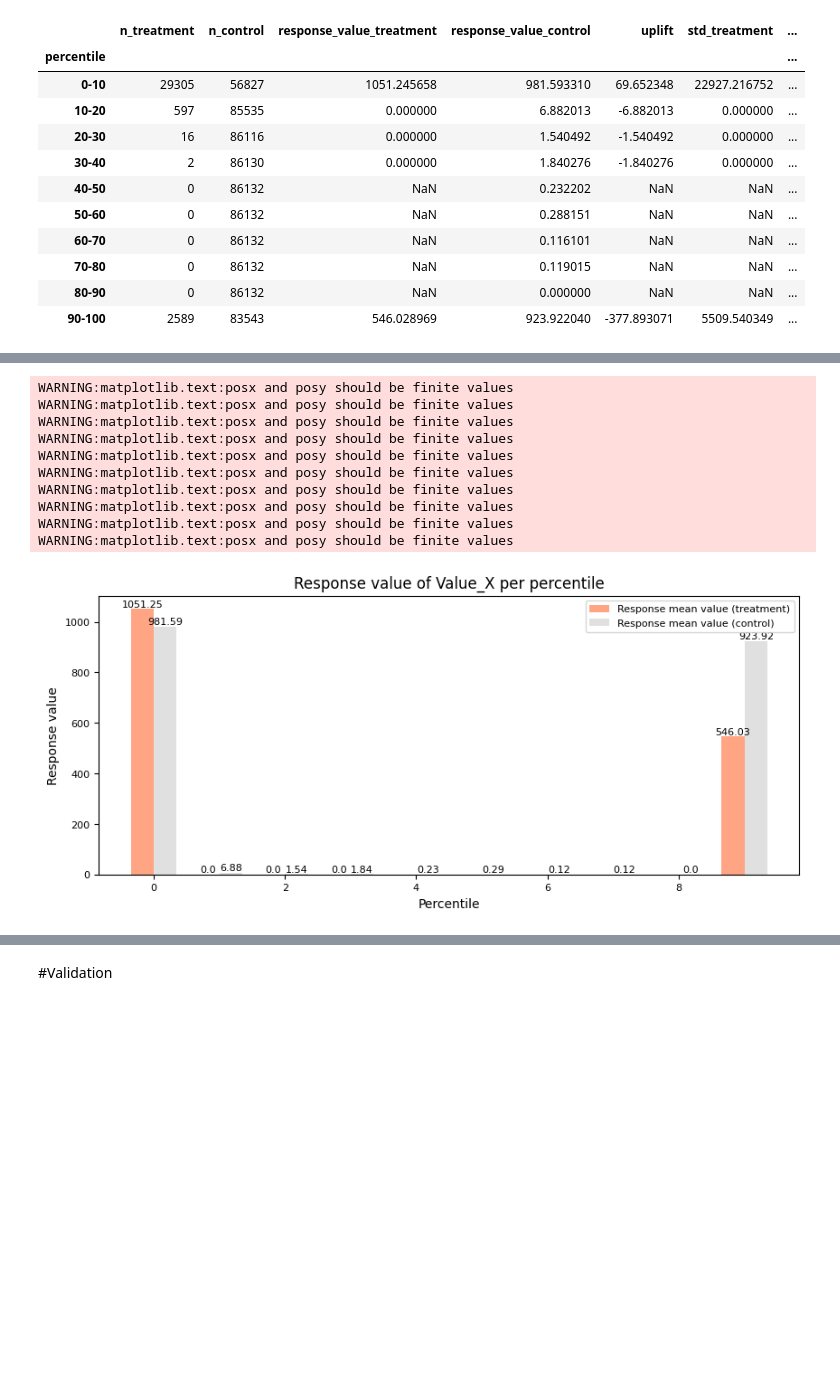
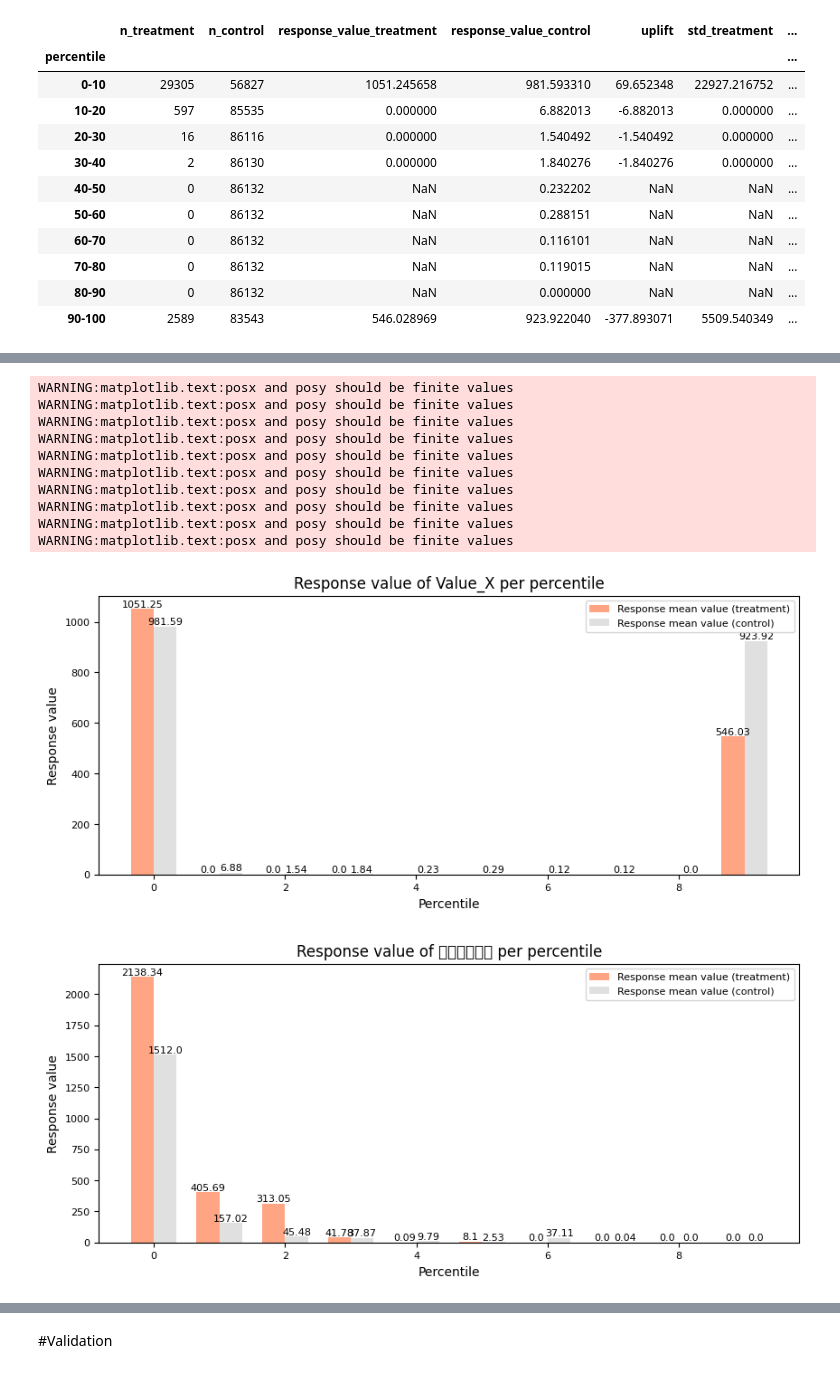
Before and after one commit to sssylvia0/Uplift_Model, a Jupyter notebook: Model.ipynb, the cells around one changed output, grey strips where cells are left out. Saved outputs shown, nothing was run; the diff lists cells and outputs as text; code cells hidden in the pictures; blank space fills up the shorter version.

```diff
--- a/Model.ipynb
+++ b/Model.ipynb
@@ -1059,9 +1061,9 @@ def plot_uplift_value_by_percentile(df, metric_column, bins=10):
     df[metric_column].fillna(0, inplace=True)
 
     uplift_by_perc_df = uplift_value_by_percentile(
-        train["TOTALNTAMOUNT"],
-        train[metric_column],
-        train["換匯發送名單"],
+        df["TOTALNTAMOUNT"],
+        df[metric_column],
+        df["換匯發送名單"],
         bins=10
     )
     fig, ax2 = plt.subplots(1, 1, figsize=(10, 4))
@@ -1130,30 +1132,32 @@ def plot_uplift_value_by_percentile(df, metric_column, bins=10):
             ax2.text(bar.get_x() + bar.get_width()/2, yval + 0.016, 'NaN', ha='center', va='bottom', fontsize=8)
     # Adding smaller text labels on each bar for Response Rates (Control)
     for bar, label in zip(bars2_control, uplift_by_perc_df.response_value_control):
         yval = bar.get_height()
         ax2.text(bar.get_x() + bar.get_width()/2, yval + 0.15, f'{round(label, 2)}', ha='center', va='bottom', fontsize=8)
 
     # Set smaller font size for tick labels
     ax2.tick_params(axis='both', which='major', labelsize=8)
 
     # Ensure that the y-axis starts from 0
     ax2.set_ylim(bottom=0)
 
     plt.show()
 
 # Usage example for 'Uplift_mean' column
 plot_uplift_value_by_percentile(train, 'Gi')
 plot_uplift_value_by_percentile(train, 'Value_X')
+plot_uplift_value_by_percentile(train, '換匯基因標籤')
 # %% [output]
 [figure]
 WARNING:matplotlib.text:posx and posy should be finite values
 WARNING:matplotlib.text:posx and posy should be finite values
 WARNING:matplotlib.text:posx and posy should be finite values
 WARNING:matplotlib.text:posx and posy should be finite values
 WARNING:matplotlib.text:posx and posy should be finite values
 WARNING:matplotlib.text:posx and posy should be finite values
 WARNING:matplotlib.text:posx and posy should be finite values
 WARNING:matplotlib.text:posx and posy should be finite values
 WARNING:matplotlib.text:posx and posy should be finite values
 WARNING:matplotlib.text:posx and posy should be finite values
 [figure]
+[figure, added]
```
Also changed, not shown: parts of 10 cells of this notebook.
